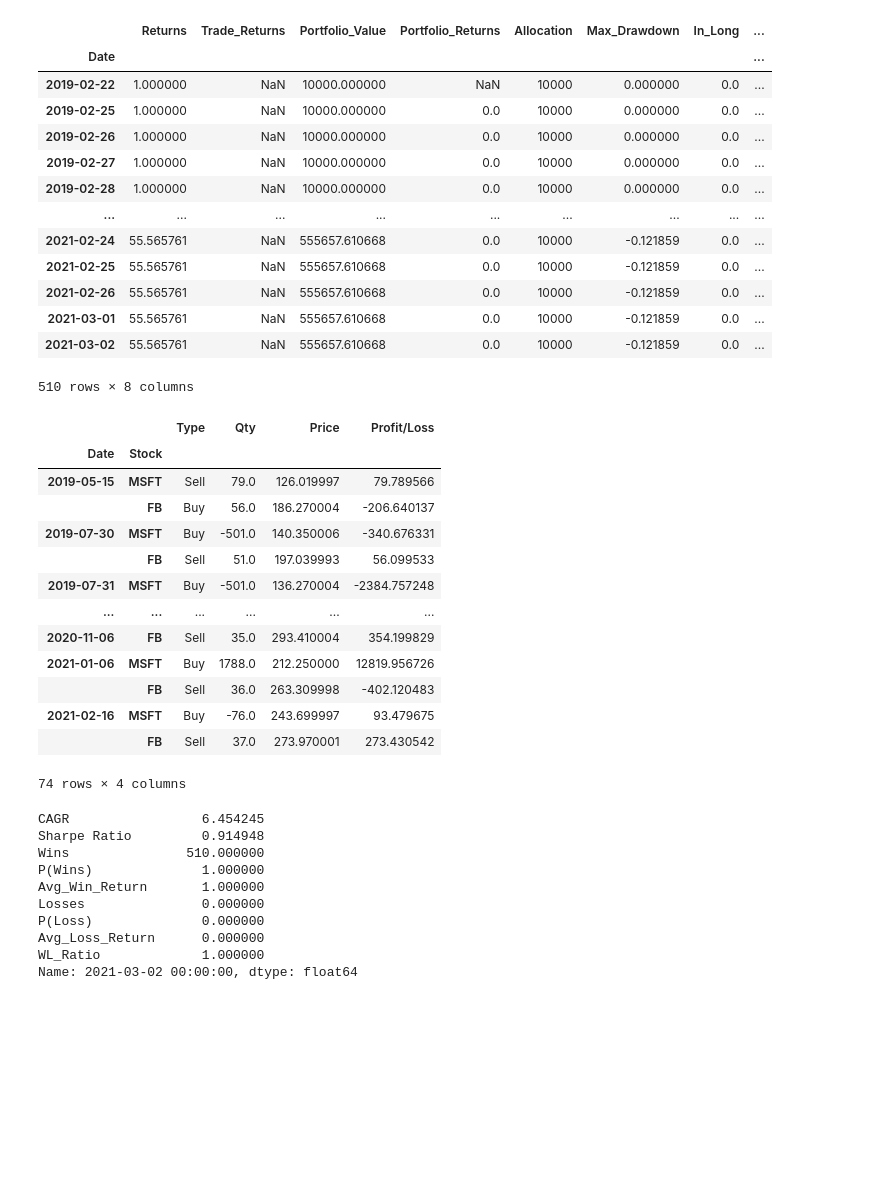
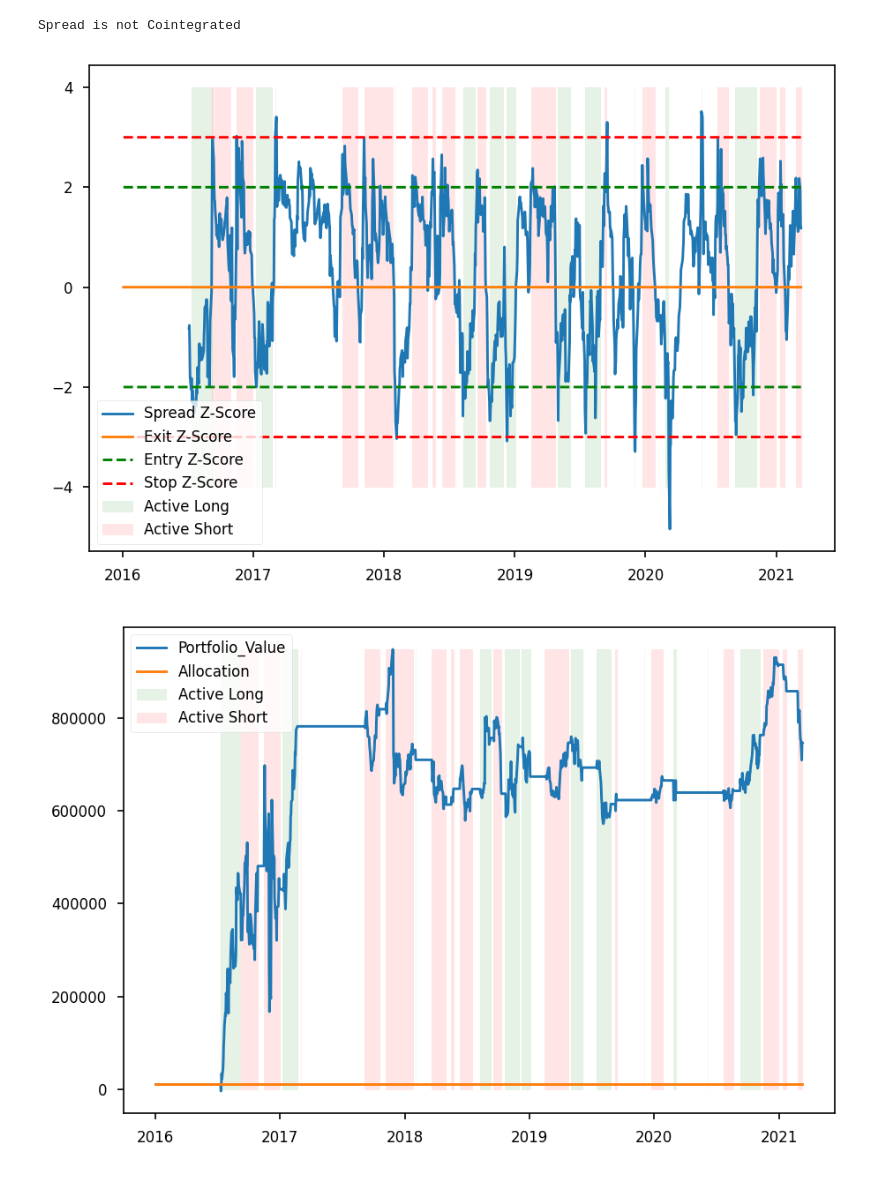
Before and after one commit to samdelaney42/Stat_Arb_with_K_Means, a Jupyter notebook: notebooks/stat_arb_backtest.ipynb, the cells around one changed output. Saved outputs shown, nothing was run; the diff lists cells and outputs as text; code cells hidden in the pictures; blank space fills up the shorter version.

```diff
--- a/notebooks/stat_arb_backtest.ipynb
+++ b/notebooks/stat_arb_backtest.ipynb
@@ -479,17 +22,0 @@ data = StandardScaler().fit_transform(data)
-# %%
-start = date(2019, 2, 22)
-end = date.today()
-name_1 = "MSFT"
-name_2 = "FB"
-s1 = pdr.get_data_yahoo(name_1, start, end)
-s2 = pdr.get_data_yahoo(name_2, start, end)
-
-pair = name_1 + " and " + name_2 + " Backtest"
-stat_arb_object = statarb(s1, s2, name_1, name_2, 28, -2.0, 2.0, -3.0, 3.0, 14, start, end, 10000, pair)
-spread = stat_arb_object.create_spread()
-stat_arb_object.check_cointergration()
-signals = stat_arb_object.generate_signal()
-trades = stat_arb_object.generate_trades()
-portfolio = stat_arb_object.generate_portfolio()
-book = stat_arb_object.generate_daily_book()
-numbers = stat_arb_object.generate_metrics()
@@ -552,47 +22,0 @@ trades
-# %%
-portfolio
-# %% [output]
-|  | Returns | Trade_Returns | Portfolio_Value | Portfolio_Returns | Allocation | Max_Drawdown | In_Long | ... |
-| Date |  |  |  |  |  |  |  | ... |
-| 2019-02-22 | 1.000000 | NaN | 10000.000000 | NaN | 10000 | 0.000000 | 0.0 | ... |
-| 2019-02-25 | 1.000000 | NaN | 10000.000000 | 0.0 | 10000 | 0.000000 | 0.0 | ... |
-| 2019-02-26 | 1.000000 | NaN | 10000.000000 | 0.0 | 10000 | 0.000000 | 0.0 | ... |
-| 2019-02-27 | 1.000000 | NaN | 10000.000000 | 0.0 | 10000 | 0.000000 | 0.0 | ... |
-| 2019-02-28 | 1.000000 | NaN | 10000.000000 | 0.0 | 10000 | 0.000000 | 0.0 | ... |
-| ... | ... | ... | ... | ... | ... | ... | ... | ... |
-| 2021-02-24 | 55.565761 | NaN | 555657.610668 | 0.0 | 10000 | -0.121859 | 0.0 | ... |
-| 2021-02-25 | 55.565761 | NaN | 555657.610668 | 0.0 | 10000 | -0.121859 | 0.0 | ... |
-| 2021-02-26 | 55.565761 | NaN | 555657.610668 | 0.0 | 10000 | -0.121859 | 0.0 | ... |
-| 2021-03-01 | 55.565761 | NaN | 555657.610668 | 0.0 | 10000 | -0.121859 | 0.0 | ... |
-| 2021-03-02 | 55.565761 | NaN | 555657.610668 | 0.0 | 10000 | -0.121859 | 0.0 | ... |
-510 rows × 8 columns
-# %%
-book
-# %% [output]
-|  |  | Type | Qty | Price | Profit/Loss |
-| Date | Stock |  |  |  |  |
-| 2019-05-15 | MSFT | Sell | 79.0 | 126.019997 | 79.789566 |
-|  | FB | Buy | 56.0 | 186.270004 | -206.640137 |
-| 2019-07-30 | MSFT | Buy | -501.0 | 140.350006 | -340.676331 |
-|  | FB | Sell | 51.0 | 197.039993 | 56.099533 |
-| 2019-07-31 | MSFT | Buy | -501.0 | 136.270004 | -2384.757248 |
-| ... | ... | ... | ... | ... | ... |
-| 2020-11-06 | FB | Sell | 35.0 | 293.410004 | 354.199829 |
-| 2021-01-06 | MSFT | Buy | 1788.0 | 212.250000 | 12819.956726 |
-|  | FB | Sell | 36.0 | 263.309998 | -402.120483 |
-| 2021-02-16 | MSFT | Buy | -76.0 | 243.699997 | 93.479675 |
-|  | FB | Sell | 37.0 | 273.970001 | 273.430542 |
-74 rows × 4 columns
-# %%
-numbers.iloc[-1]
-# %% [output]
-CAGR                 6.454245
-Sharpe Ratio         0.914948
-Wins               510.000000
-P(Wins)              1.000000
-Avg_Win_Return       1.000000
-Losses               0.000000
-P(Loss)              0.000000
-Avg_Loss_Return      0.000000
-WL_Ratio             1.000000
-Name: 2021-03-02 00:00:00, dtype: float64
@@ -598,0 +647,12 @@ Name: 2021-03-02 00:00:00, dtype: float64
+# %%
+start = date(2016, 1, 1)
+end = date.today()
+name_1 = "APA"
+name_2 = "ADSK"
+model = statarb(name_1, name_2, start, end, beta_lookback=100)
+# %%
+model.backtest_pair()
+# %% [output]
+Spread is not Cointegrated
+[figure, added]
+[figure, added]
```
Also changed, not shown: parts of 11 cells of this notebook.
